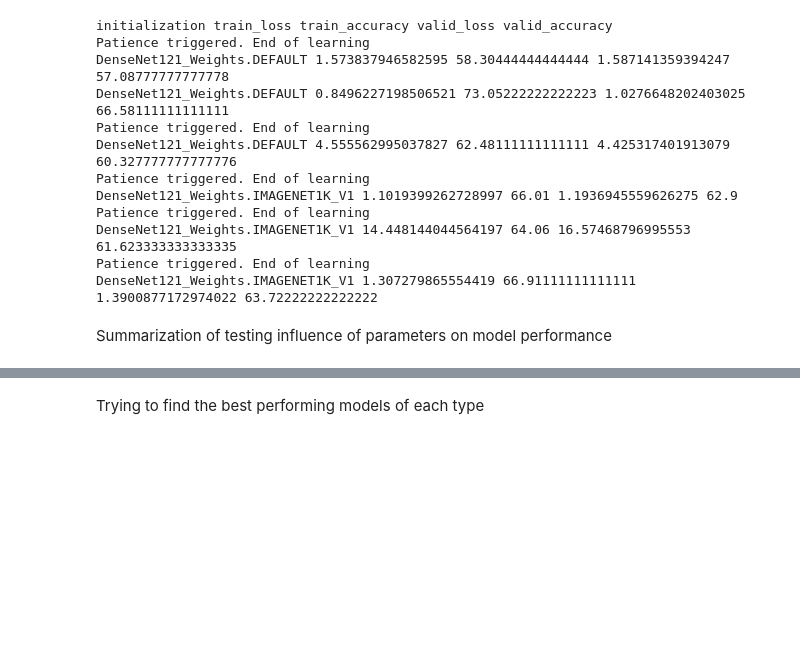
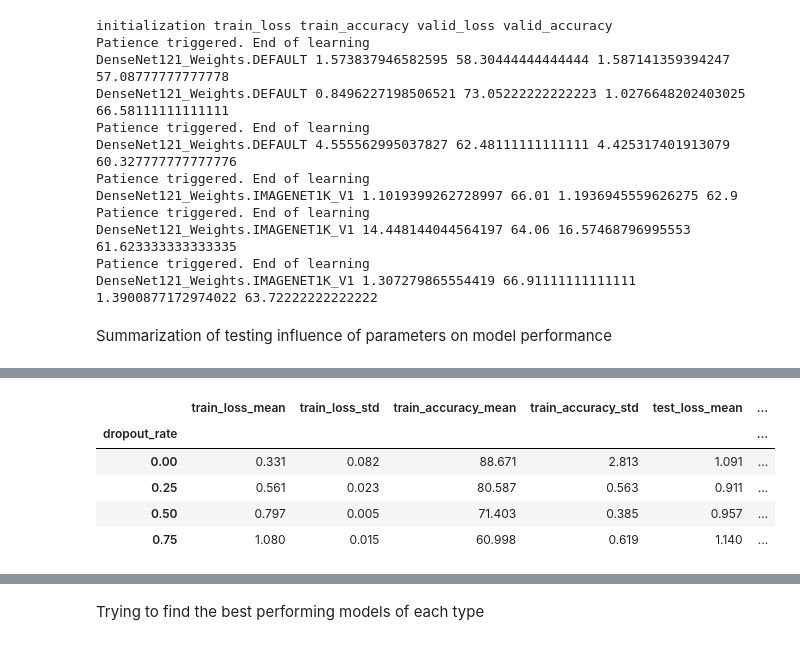
Before and after one commit to Michal-Iwicki/Deep_learning_projects, a Jupyter notebook: project_1/testing.ipynb, the cells around one changed output, grey strips where cells are left out. Drawn from its saved outputs; the diff is of its cells as text; code cells hidden in the pictures; blank space fills up the shorter version.

```diff
--- a/project_1/testing.ipynb
+++ b/project_1/testing.ipynb
@@ -160,0 +192,9 @@ for result in results:
+# %%
+results[3]
+# %% [output]
+|  | train_loss_mean | train_loss_std | train_accuracy_mean | train_accuracy_std | test_loss_mean | ... |
+| dropout_rate |  |  |  |  |  | ... |
+| 0.00 | 0.331 | 0.082 | 88.671 | 2.813 | 1.091 | ... |
+| 0.25 | 0.561 | 0.023 | 80.587 | 0.563 | 0.911 | ... |
+| 0.50 | 0.797 | 0.005 | 71.403 | 0.385 | 0.957 | ... |
+| 0.75 | 1.080 | 0.015 | 60.998 | 0.619 | 1.140 | ... |
```
Also changed, not shown: parts of 8 cells of this notebook, 1 other file.
